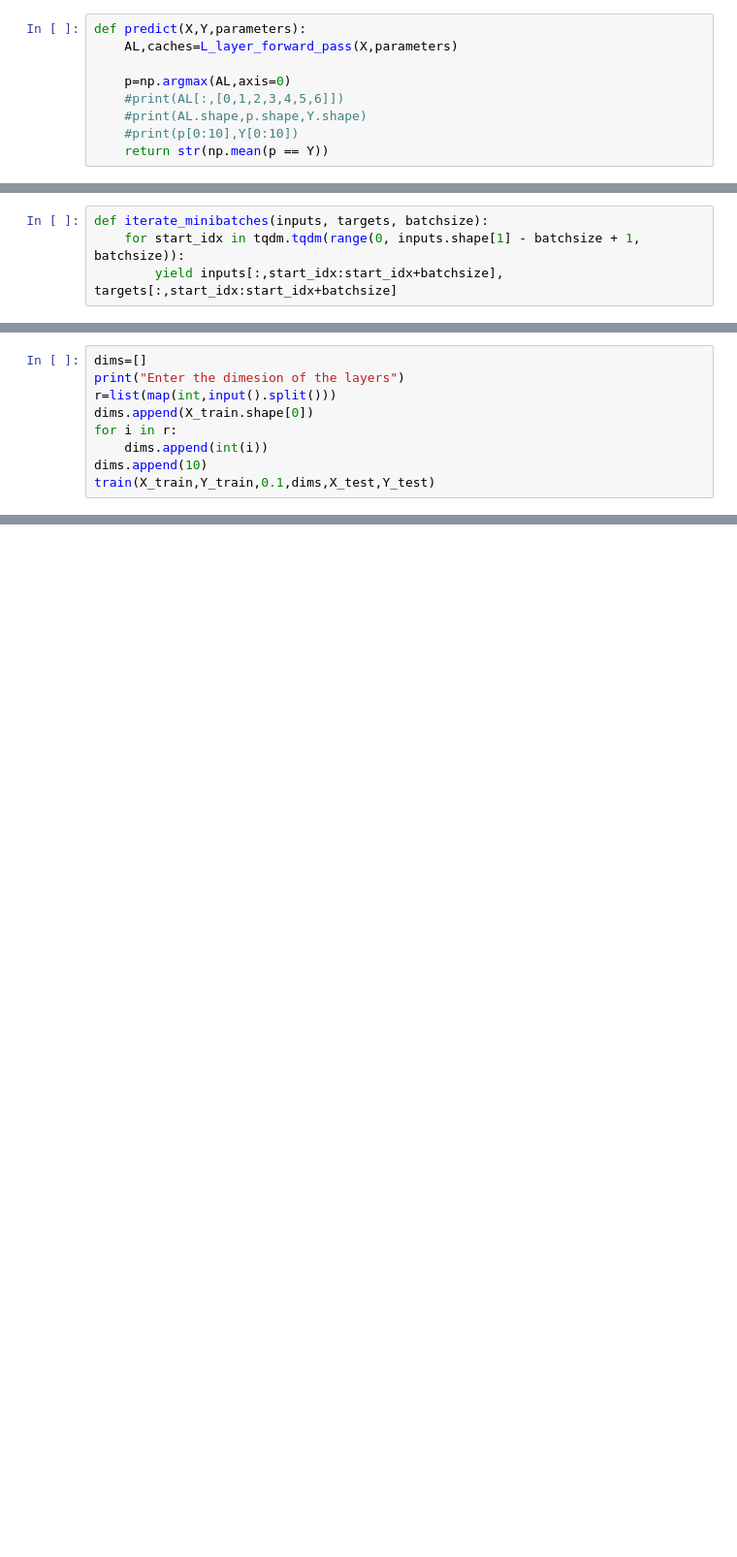
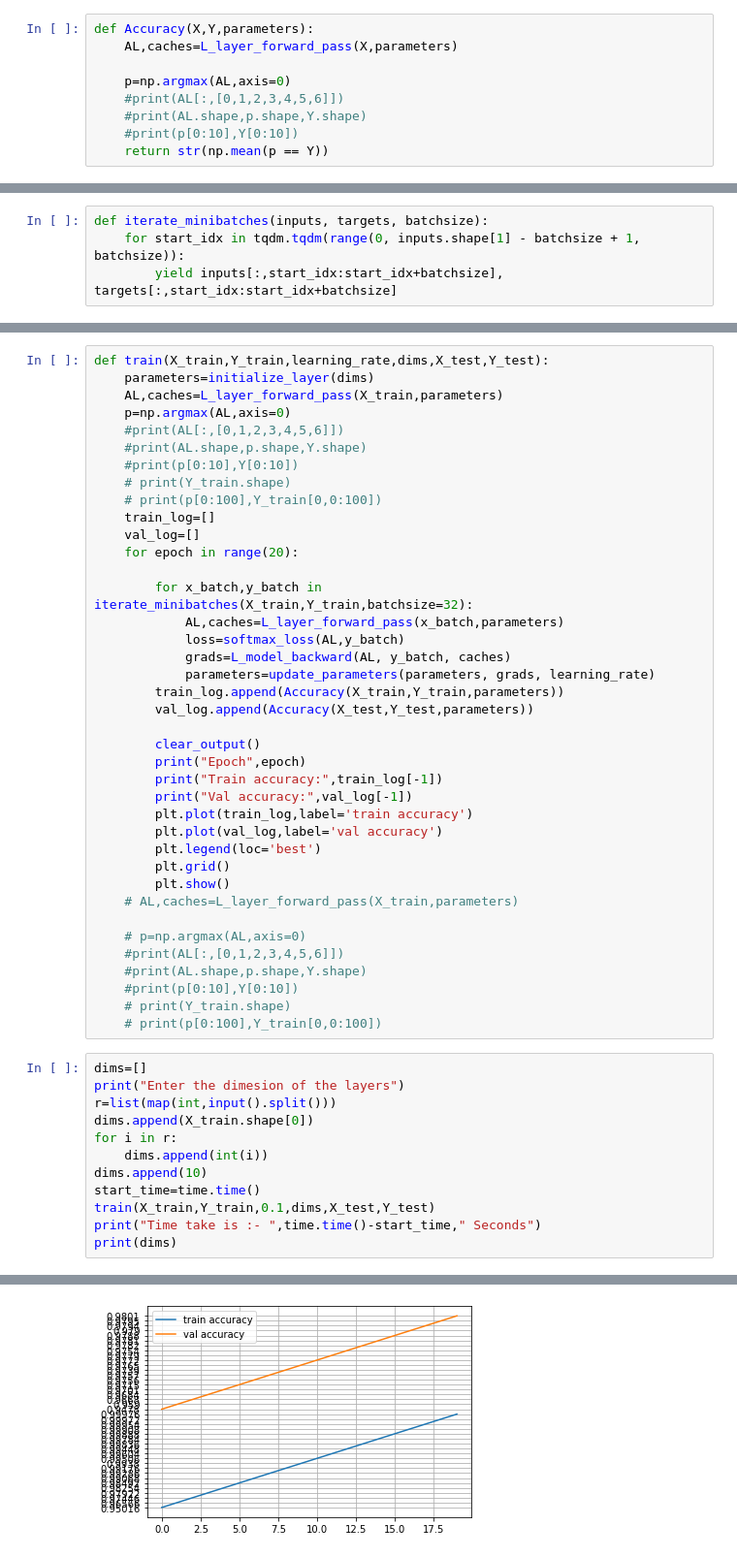
Before and after one commit to 7AAbhisheKK/Data_mining_project, a Jupyter notebook: hand_written.ipynb, the cells around one changed output, grey strips where cells are left out. Shown at 97% size. Saved outputs shown, nothing was run; the diff lists cells and outputs as text; blank space fills up the shorter version.

```diff
--- a/hand_written.ipynb
+++ b/hand_written.ipynb
@@ -129,7 +123,7 @@ def update_parameters(parameters, grads, learning_rate):
         parameters["b" + str(l+1)] =parameters["b" + str(l+1)]-learning_rate*grads["db"+str(l+1)]
     return parameters
 # %%
-def predict(X,Y,parameters):
+def Accuracy(X,Y,parameters):
     AL,caches=L_layer_forward_pass(X,parameters)
 
     p=np.argmax(AL,axis=0)
@@ -157,3 +143,42 @@ def train(X_train,Y_train,learning_rate,dims,X_test,Y_test):
+# %%
+def train(X_train,Y_train,learning_rate,dims,X_test,Y_test):
+    parameters=initialize_layer(dims)
+    AL,caches=L_layer_forward_pass(X_train,parameters)
+    p=np.argmax(AL,axis=0)
+    #print(AL[:,[0,1,2,3,4,5,6]])
+    #print(AL.shape,p.shape,Y.shape)
+    #print(p[0:10],Y[0:10])
+    # print(Y_train.shape)
+    # print(p[0:100],Y_train[0,0:100])
+    train_log=[]
+    val_log=[]
+    for epoch in range(20):
+
+        for x_batch,y_batch in iterate_minibatches(X_train,Y_train,batchsize=32):
+            AL,caches=L_layer_forward_pass(x_batch,parameters)
+            loss=softmax_loss(AL,y_batch)
+            grads=L_model_backward(AL, y_batch, caches)
+            parameters=update_parameters(parameters, grads, learning_rate)
+        train_log.append(Accuracy(X_train,Y_train,parameters))
+        val_log.append(Accuracy(X_test,Y_test,parameters))
+
+        clear_output()
+        print("Epoch",epoch)
+        print("Train accuracy:",train_log[-1])
+        print("Val accuracy:",val_log[-1])
+        plt.plot(train_log,label='train accuracy')
+        plt.plot(val_log,label='val accuracy')
+        plt.legend(loc='best')
+        plt.grid()
+        plt.show()
+    # AL,caches=L_layer_forward_pass(X_train,parameters)
+
+    # p=np.argmax(AL,axis=0)
+    #print(AL[:,[0,1,2,3,4,5,6]])
+    #print(AL.shape,p.shape,Y.shape)
+    #print(p[0:10],Y[0:10])
+    # print(Y_train.shape)
+    # print(p[0:100],Y_train[0,0:100])
 # %%
 dims=[]
 print("Enter the dimesion of the layers")
@@ -162,5 +187,8 @@ dims.append(X_train.shape[0])
 for i in r:
     dims.append(int(i))
 dims.append(10)
+start_time=time.time()
 train(X_train,Y_train,0.1,dims,X_test,Y_test)
+print("Time take is :- ",time.time()-start_time," Seconds")
+print(dims)
 # %% [output]
@@ -183,0 +198 @@ train Accuracy:- 0.99976
+[figure, added]
```
Also changed, not shown: parts of 4 cells of this notebook, 2 other files.
